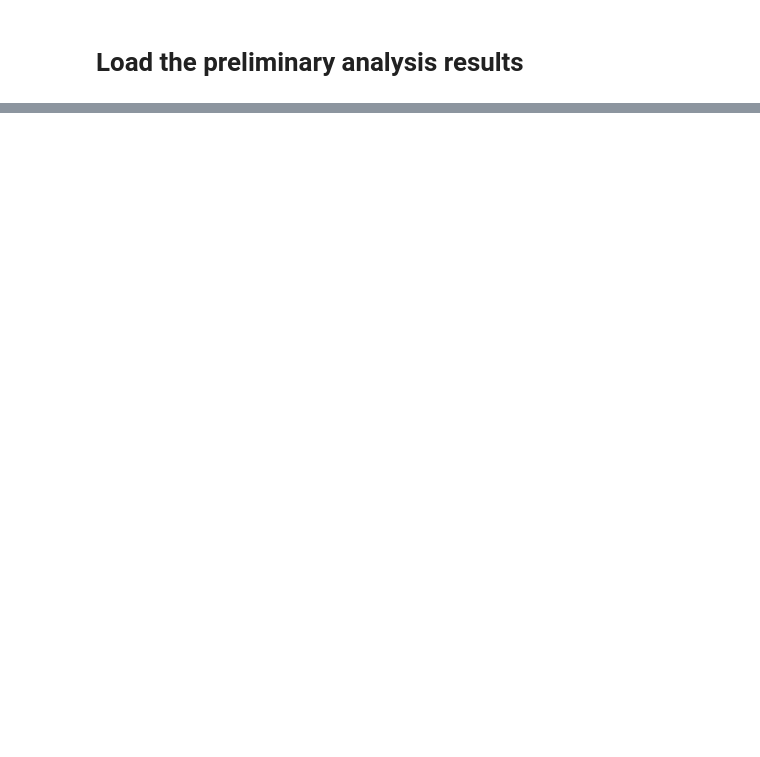
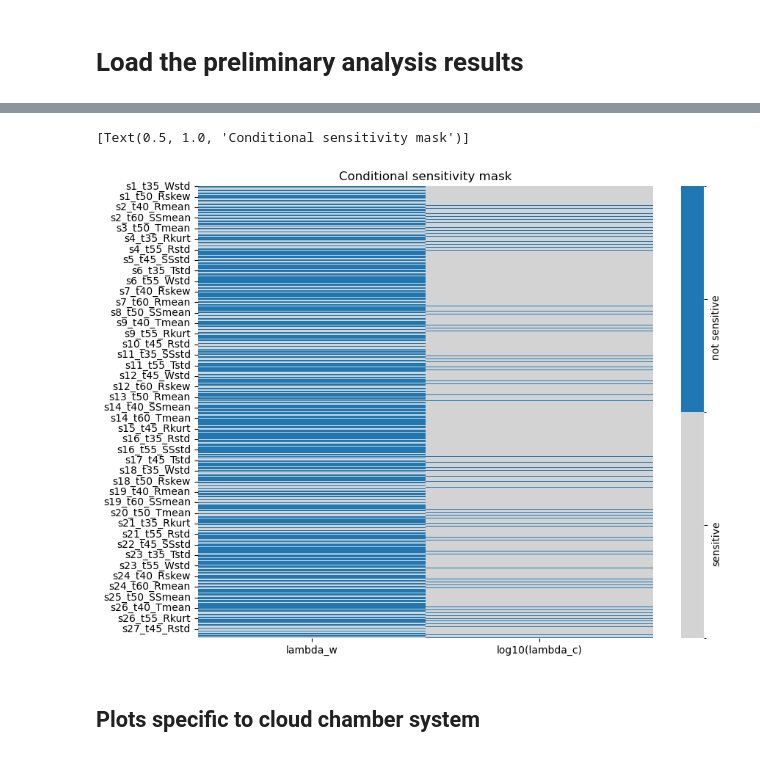
Before and after one commit to PeishiJiang/KIM, a Jupyter notebook: examples/im_cloudmodel/postprocessing.ipynb, the cells around one changed output, grey strips where cells are left out. Drawn from its saved outputs; the diff is of its cells as text; code cells hidden in the pictures; blank space fills up the shorter version.

```diff
--- a/examples/im_cloudmodel/postprocessing.ipynb
+++ b/examples/im_cloudmodel/postprocessing.ipynb
@@ -222,0 +98,9 @@ An NVIDIA GPU may be present on this machine, but a CUDA-enabled jaxlib is not i
+# %%
+fig, ax = plt.subplots(1, 1, figsize=(10, 8))
+plot_sensitivity_mask(data.cond_sensitivity_mask, xlabels=x_vars, ylabels=y_vars)
+ax.set(title='Conditional sensitivity mask')
+# %% [output]
+[Text(0.5, 1.0, 'Conditional sensitivity mask')]
+[figure, added]
+# %% [markdown]
+## Plots specific to cloud chamber system
```
Also changed, not shown: parts of 29 cells of this notebook, 3 other files.
